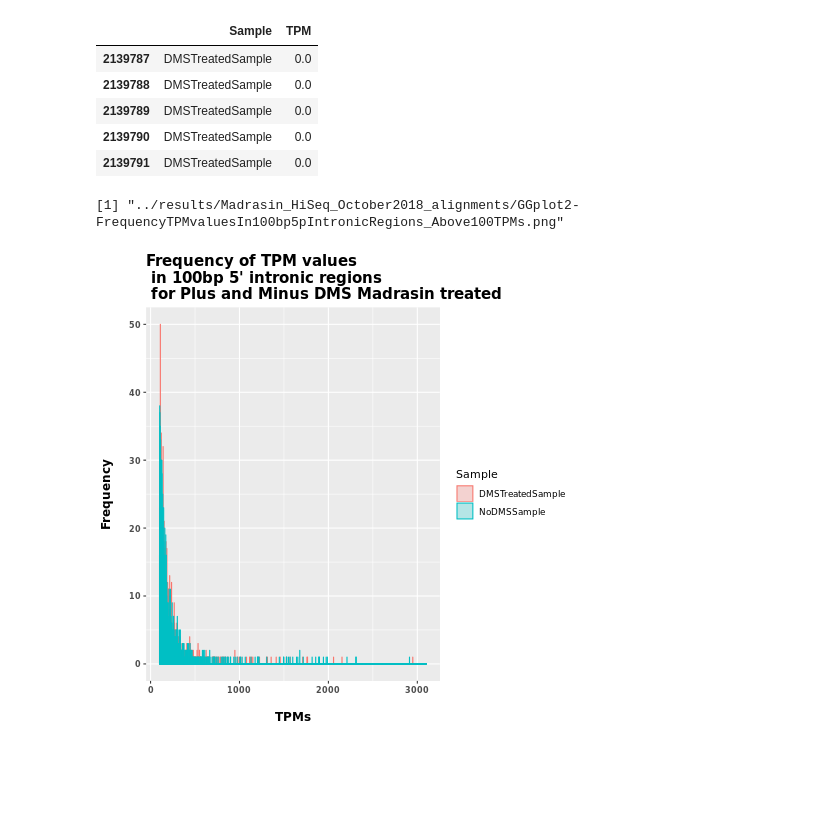
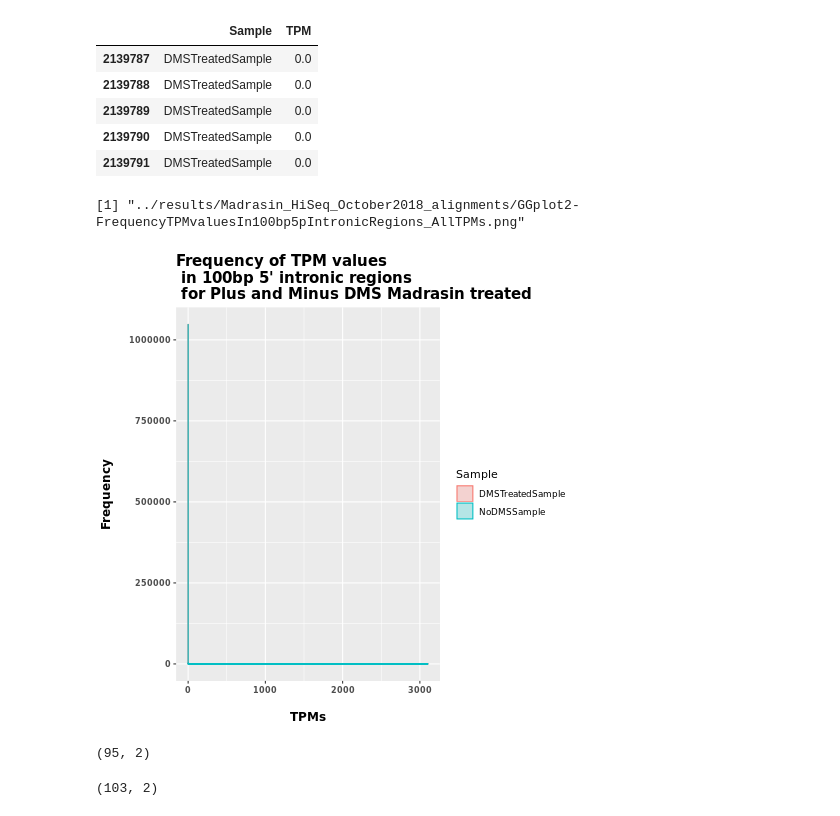
Before and after one commit to JayKu4418/Rapunzel-ExonIntronBoundaryStructures_Scripts, a Jupyter notebook: FeatureCounts_CompareExonIntronBoundaries_MadrasinHiSeqOctober2018.ipynb, the cells around one changed output. Cells and saved outputs as stored; diff of their text form; code cells hidden in the pictures; blank space fills up the shorter version.

```diff
--- a/FeatureCounts_CompareExonIntronBoundaries_MadrasinHiSeqOctober2018.ipynb
+++ b/FeatureCounts_CompareExonIntronBoundaries_MadrasinHiSeqOctober2018.ipynb
@@ -202,20 +202,32 @@ feature_readCounts_transcriptome_sortedByTPMs_melted.tail()
 # %%
 %%R -i feature_readCounts_transcriptome_sortedByTPMs_melted
 maxTPM = max(feature_readCounts_transcriptome_sortedByTPMs_melted$TPM)
 p<- ggplot(feature_readCounts_transcriptome_sortedByTPMs_melted, aes(x=TPM, fill=Sample, color=Sample)) +
   geom_histogram(alpha=0.25, binwidth=1,position="identity") +
     ggtitle("Frequency of TPM values\n in 100bp 5' intronic regions\n for Plus and Minus DMS Madrasin treated") +
     xlab("\nTPMs") +
     ylab("Frequency\n") +
-    xlim(100,maxTPM) +
+    #xlim(100,maxTPM) +
     theme(axis.title.x=element_text(face="bold",size=12),axis.title.y=element_text(face="bold",size=12),
           axis.text.x = element_text(face="bold",size=8),axis.text.y = element_text(face="bold",size=8),
          plot.title = element_text(face="bold",size=15))
-#filenameToSave = "../results/Madrasin_HiSeq_October2018_alignments/GGplot2-FrequencyTPMvaluesIn100bp5pIntronicRegions_AllTPMs.png"
-filenameToSave = "../results/Madrasin_HiSeq_October2018_alignments/GGplot2-FrequencyTPMvaluesIn100bp5pIntronicRegions_Above100TPMs.png"
+filenameToSave = "../results/Madrasin_HiSeq_October2018_alignments/GGplot2-FrequencyTPMvaluesIn100bp5pIntronicRegions_AllTPMs.png"
+#filenameToSave = "../results/Madrasin_HiSeq_October2018_alignments/GGplot2-FrequencyTPMvaluesIn100bp5pIntronicRegions_Above100TPMs.png"
 print(filenameToSave)
 ggsave(p,file=filenameToSave,width=8.1,height=5.6,dpi=300)
 p
 # %% [output]
-[1] "../results/Madrasin_HiSeq_October2018_alignments/GGplot2-FrequencyTPMvaluesIn100bp5pIntronicRegions_Above100TPMs.png"
+[1] "../results/Madrasin_HiSeq_October2018_alignments/GGplot2-FrequencyTPMvaluesIn100bp5pIntronicRegions_AllTPMs.png"
-[figure, old version]
+[figure, new version]
+# %%
+# Count number of regions that have greater than 100 TPM or 500 TPM or 1000 TPM in No DMS Sample
+TPMlimit = 500
+feature_readCounts_transcriptome_sortedByTPMs[feature_readCounts_transcriptome_sortedByTPMs["NoDMSSample"]>=TPMlimit].shape
+# %% [output]
+(95, 2)
+# %%
+# Count number of regions that have greater than 100 TPM or 500 TPM or 1000 TPM in Plus DMS Sample
+TPMlimit = 500
+feature_readCounts_transcriptome_sortedByTPMs[feature_readCounts_transcriptome_sortedByTPMs["DMSTreatedSample"]>=TPMlimit].shape
+# %% [output]
+(103, 2)
```
Also changed, not shown: parts of 13 cells of this notebook, 6 other files.
